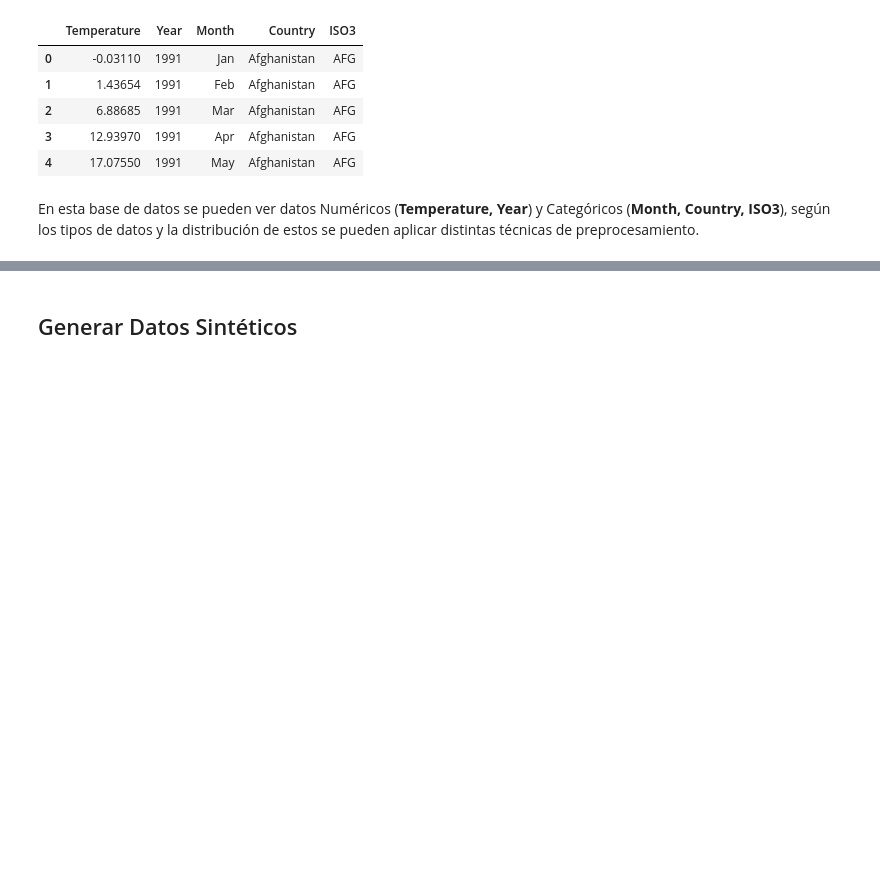
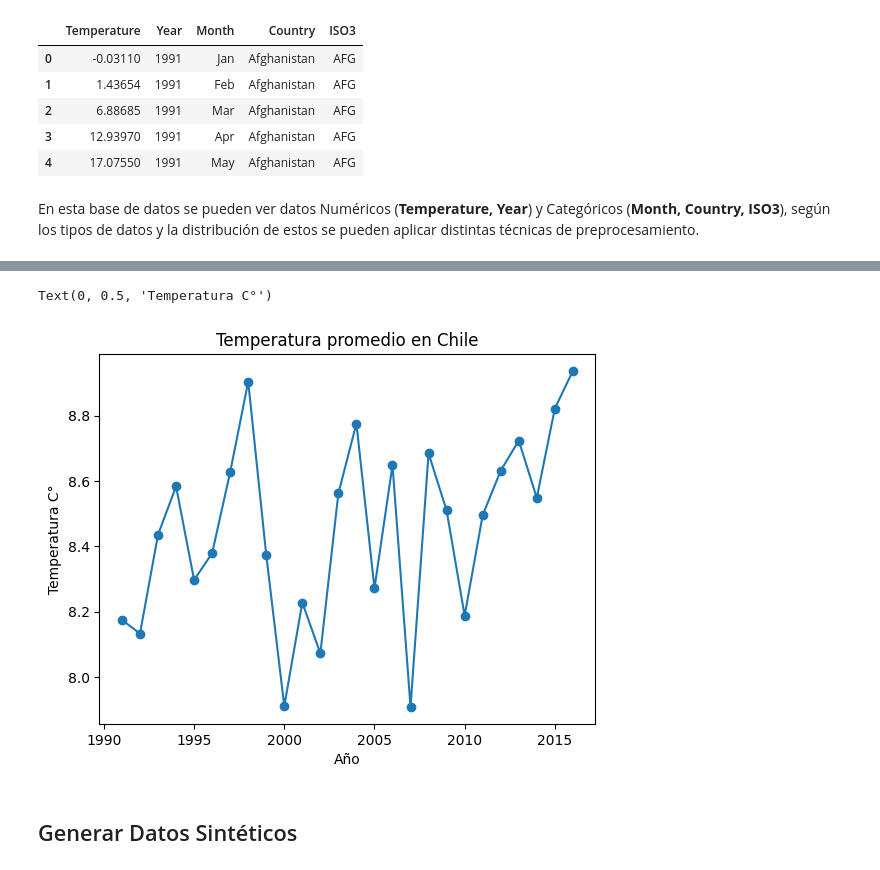
Before and after one commit to CCMunozB/Patrones, a Jupyter notebook: 1-preprocessing_sol.ipynb, the cells around one changed output, grey strips where cells are left out. Cells and saved outputs as stored; diff of their text form; code cells hidden in the pictures; blank space fills up the shorter version.

```diff
--- a/1-preprocessing_sol.ipynb
+++ b/1-preprocessing_sol.ipynb
@@ -46,3 +70,13 @@ En esta base de datos se pueden ver datos Numéricos (**Temperature, Year**) y C
+# %%
+#Veamos el promedio de temperaturas por año en Chile
+mean_Chile = data[data.Country == "Chile"].groupby("Year").mean(numeric_only=True)
+plt.plot(mean_Chile.index.to_numpy(),mean_Chile.values.flatten(), '-o')
+plt.title("Temperatura promedio en Chile")
+plt.xlabel("Año")
+plt.ylabel("Temperatura C°")
+# %% [output]
+Text(0, 0.5, 'Temperatura C°')
+[figure, added]
 # %% [markdown]
 ## Generar Datos Sintéticos
 # %% [markdown]
```
Also changed, not shown: parts of 2 cells of this notebook, 2 other files.
